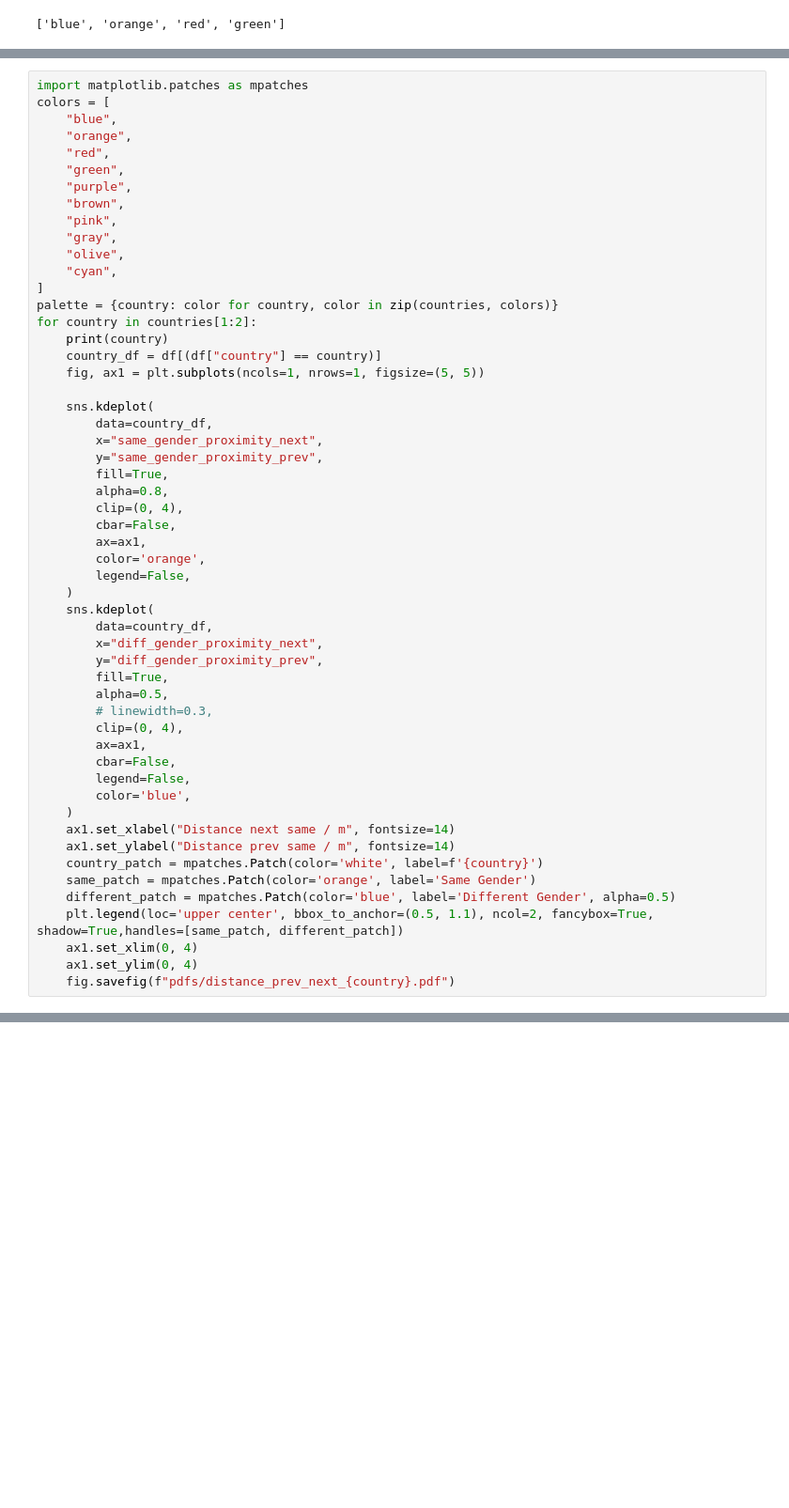
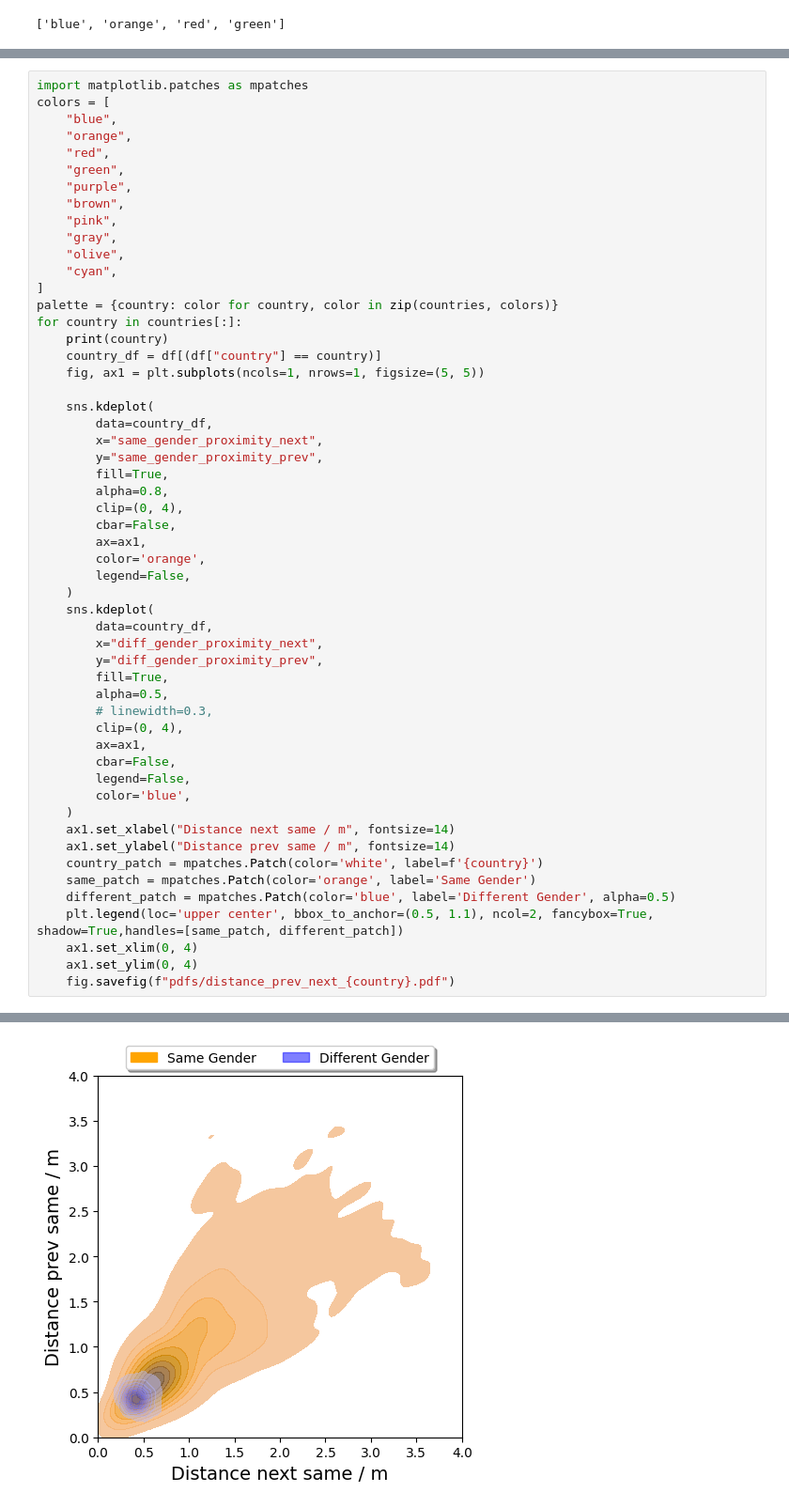
Before and after one commit to PedestrianDynamics/gender-experiments, a Jupyter notebook: notebooks/pdf.ipynb, the cells around one changed output, grey strips where cells are left out. Shown at 94% size. Cells and saved outputs as stored; diff of their text form; blank space fills up the shorter version.

```diff
--- a/notebooks/pdf.ipynb
+++ b/notebooks/pdf.ipynb
@@ -455,7 +455,7 @@ colors = [
     "cyan",
 ]
 palette = {country: color for country, color in zip(countries, colors)}
-for country in countries[1:2]:
+for country in countries[:]:
     print(country)
     country_df = df[(df["country"] == country)]
     fig, ax1 = plt.subplots(ncols=1, nrows=1, figsize=(5, 5))
@@ -498,0 +503 @@ ger
+[figure, added]
```
Also changed, not shown: parts of 1 cell of this notebook.
